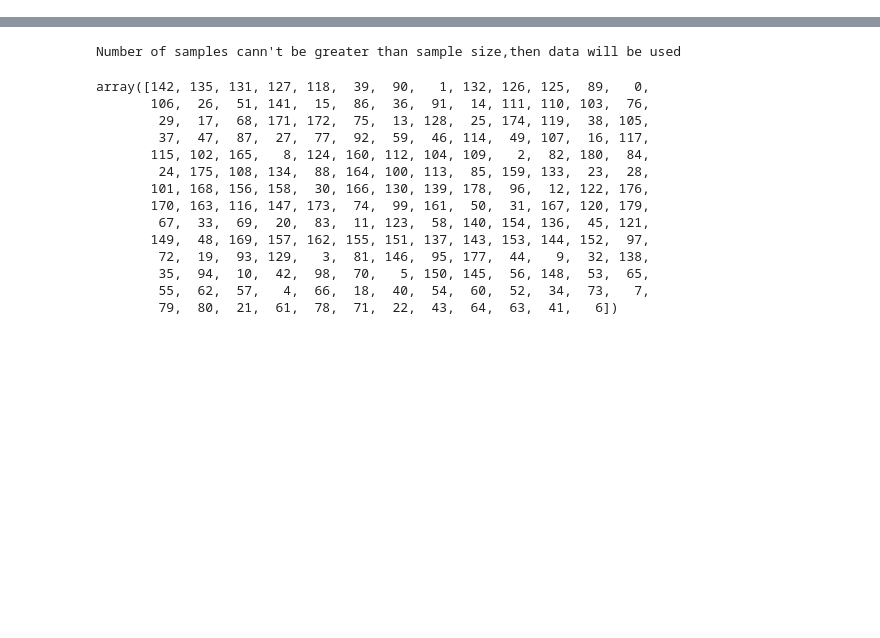
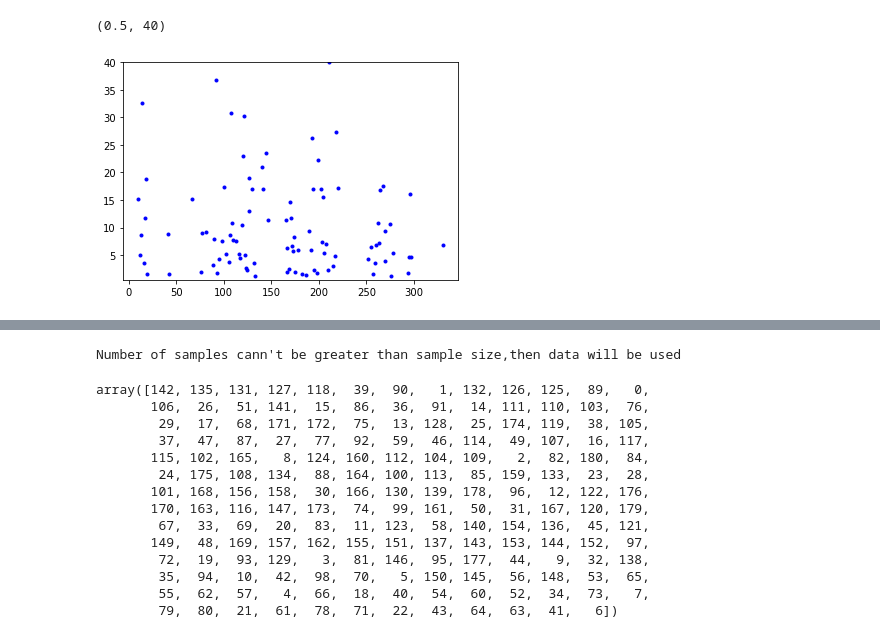
Before and after one commit to SensorDX/rainqc, a Jupyter notebook: experiments/notebooks/dataanlysis.ipynb, the cells around one changed output, grey strips where cells are left out. Saved outputs shown, nothing was run; the diff lists cells and outputs as text; code cells hidden in the pictures; blank space fills up the shorter version.

```diff
--- a/experiments/notebooks/dataanlysis.ipynb
+++ b/experiments/notebooks/dataanlysis.ipynb
@@ -38,0 +80,6 @@ thm_r
+# %%
+plt.plot(thm.TA00021[rainy_days[0]],'.b')
+plt.ylim([0.5,40])
+# %% [output]
+(0.5, 40)
+[figure, added]
```
Also changed, not shown: parts of 23 cells of this notebook, 14 other files.
